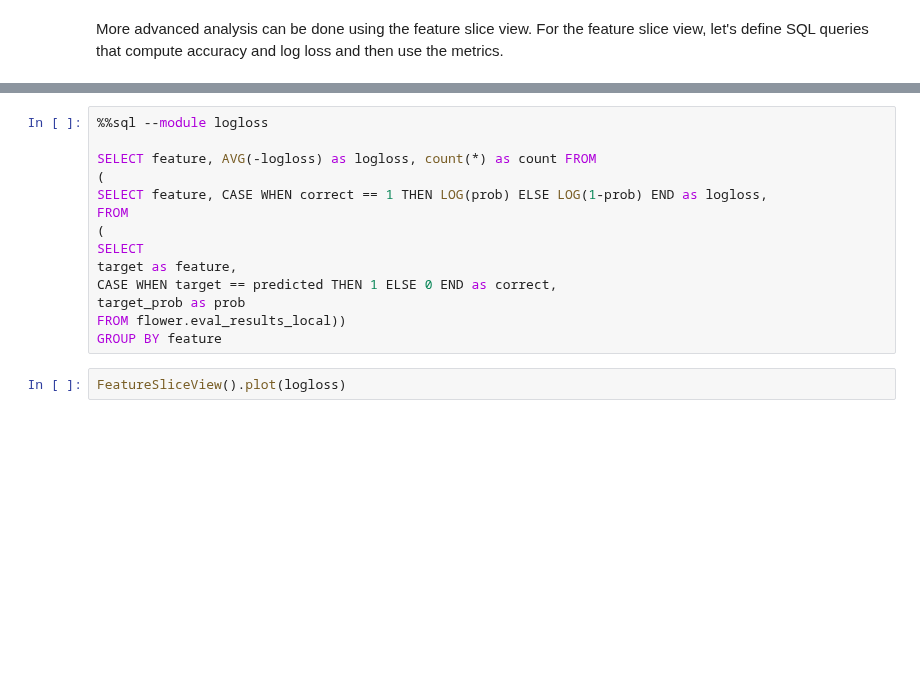
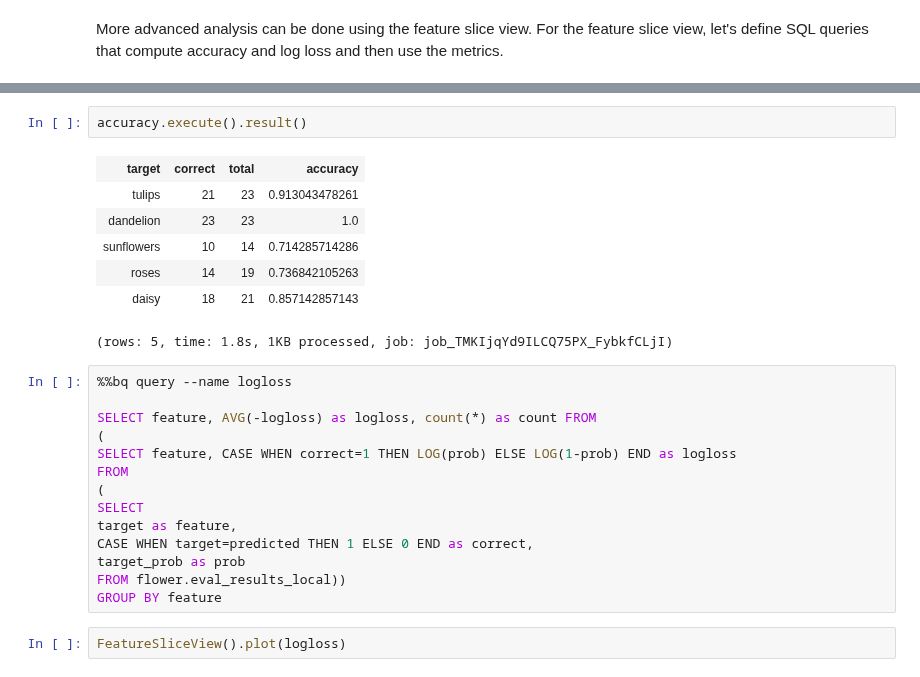
Before and after one commit to googledatalab/notebooks, a Jupyter notebook: tutorials/Machine Learning/image/flower/Local.ipynb, the cells around one changed output, grey strips where cells are left out. Cells and saved outputs as stored; diff of their text form; blank space fills up the shorter version.

```diff
--- a/tutorials/Machine Learning/image/flower/Local.ipynb
+++ b/tutorials/Machine Learning/image/flower/Local.ipynb
@@ -238,14 +230,24 @@ GROUP BY
+# %%
+accuracy.execute().result()
+# %% [output]
+| target | correct | total | accuracy |
+| tulips | 21 | 23 | 0.913043478261 |
+| dandelion | 23 | 23 | 1.0 |
+| sunflowers | 10 | 14 | 0.714285714286 |
+| roses | 14 | 19 | 0.736842105263 |
+| daisy | 18 | 21 | 0.857142857143 |
+(rows: 5, time: 1.8s, 1KB processed, job: job_TMKIjqYd9ILCQ75PX_FybkfCLjI)
 # %%
-%%sql --module logloss
+%%bq query --name logloss
 
 SELECT feature, AVG(-logloss) as logloss, count(*) as count FROM
 (
-SELECT feature, CASE WHEN correct == 1 THEN LOG(prob) ELSE LOG(1-prob) END as logloss,
+SELECT feature, CASE WHEN correct=1 THEN LOG(prob) ELSE LOG(1-prob) END as logloss
 FROM
 (
 SELECT
 target as feature,
-CASE WHEN target == predicted THEN 1 ELSE 0 END as correct,
+CASE WHEN target=predicted THEN 1 ELSE 0 END as correct,
 target_prob as prob
 FROM flower.eval_results_local))
 GROUP BY feature
```
Also changed, not shown: parts of 8 cells of this notebook, 4 other files.
